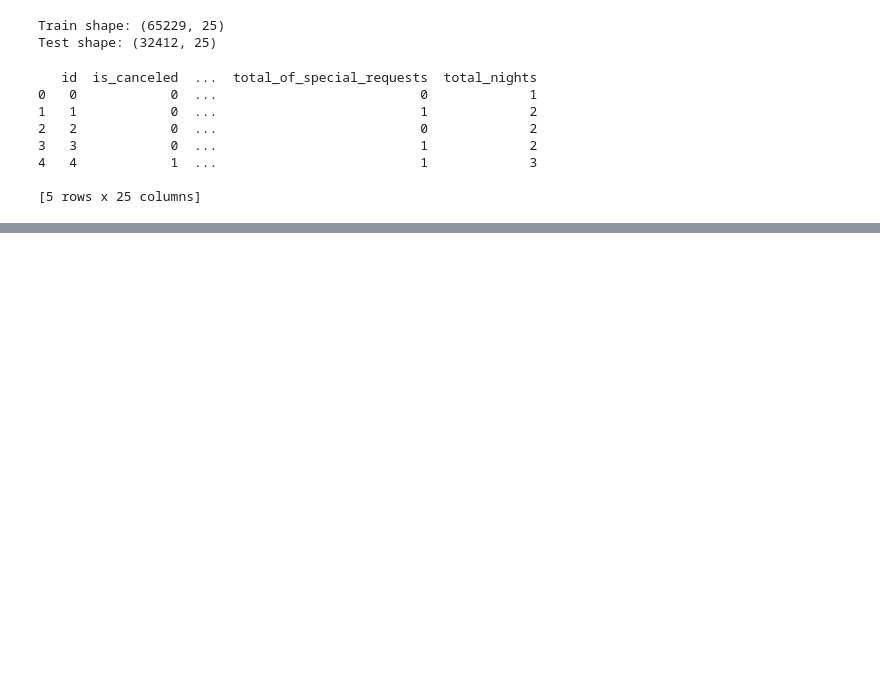
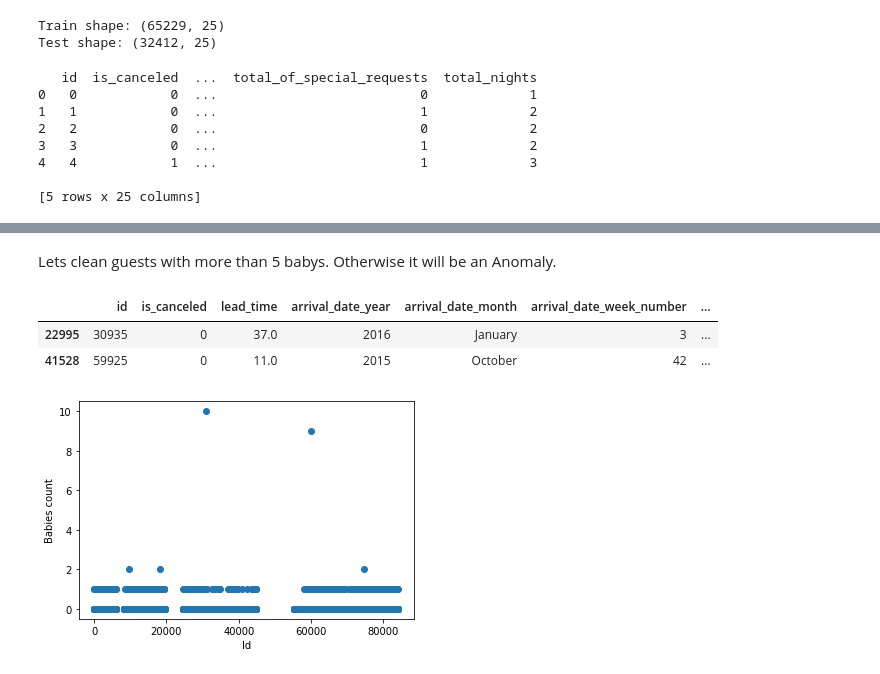
Before and after one commit to TayJen/Hotel-Room-Reservation, a Jupyter notebook: H.ipynb, the cells around one changed output, grey strips where cells are left out. Drawn from its saved outputs; the diff is of its cells as text; code cells hidden in the pictures; blank space fills up the shorter version.

```diff
--- a/H.ipynb
+++ b/H.ipynb
@@ -30,0 +67,15 @@ print(df.head())
+# %% [markdown]
+Lets clean guests with more than 5 babys. Otherwise it will be an Anomaly.
+# %%
+df[df['babies'] > 5]
+# %% [output]
+|  | id | is_canceled | lead_time | arrival_date_year | arrival_date_month | arrival_date_week_number | ... |
+| 22995 | 30935 | 0 | 37.0 | 2016 | January | 3 | ... |
+| 41528 | 59925 | 0 | 11.0 | 2015 | October | 42 | ... |
+# %%
+plt.scatter(df['id'], df['babies'])
+plt.xlabel('Id')
+plt.ylabel('Babies count')
+plt.show()
+# %% [output]
+[figure, added]
```
Also changed, not shown: parts of 7 cells of this notebook.
